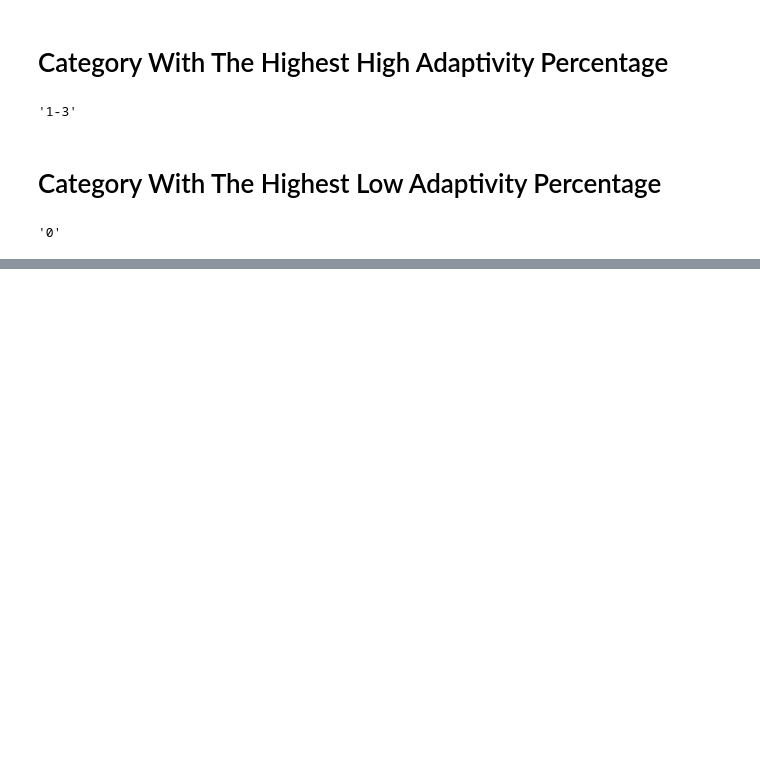
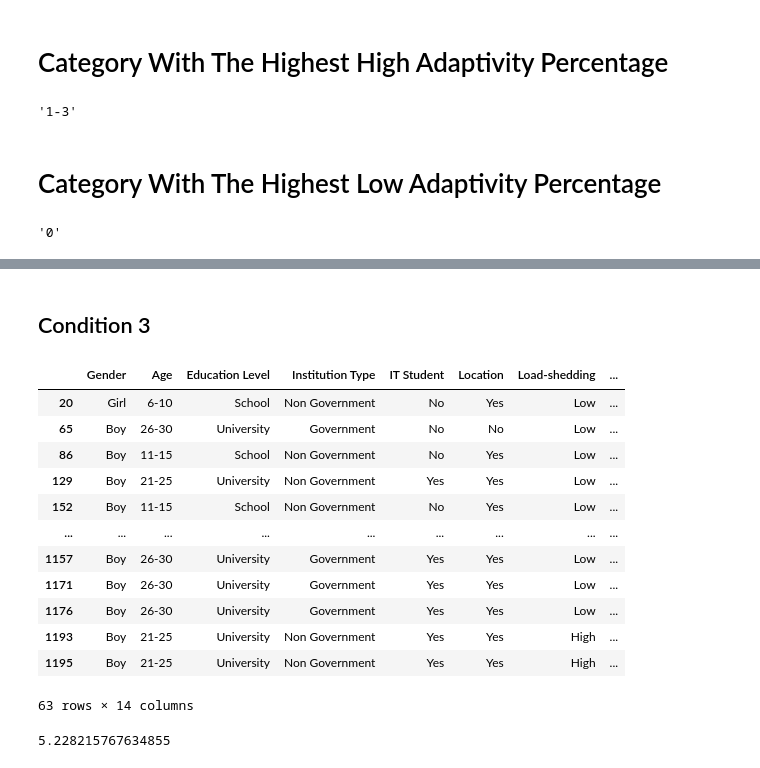
Before and after one commit to ShykhMHasnain-1/SMIT--Weekly-Task, a Jupyter notebook: WeekTask.ipynb, the cells around one changed output, grey strips where cells are left out. Drawn from its saved outputs; the diff is of its cells as text; code cells hidden in the pictures; blank space fills up the shorter version.

```diff
--- a/WeekTask.ipynb
+++ b/WeekTask.ipynb
@@ -280,0 +306,23 @@ class_level_count.idxmin()
+# %% [markdown]
+<h2>Condition 3</h2>
+# %%
+Condition2 = Data[(Data["Adaptivity Level"] == "High") & (Data["Class Duration"] == "1-3") & (Data["Network Type"] == "4G")]
+Condition2
+# %% [output]
+|  | Gender | Age | Education Level | Institution Type | IT Student | Location | Load-shedding | ... |
+| 20 | Girl | 6-10 | School | Non Government | No | Yes | Low | ... |
+| 65 | Boy | 26-30 | University | Government | No | No | Low | ... |
+| 86 | Boy | 11-15 | School | Non Government | No | Yes | Low | ... |
+| 129 | Boy | 21-25 | University | Non Government | Yes | Yes | Low | ... |
+| 152 | Boy | 11-15 | School | Non Government | No | Yes | Low | ... |
+| ... | ... | ... | ... | ... | ... | ... | ... | ... |
+| 1157 | Boy | 26-30 | University | Government | Yes | Yes | Low | ... |
+| 1171 | Boy | 26-30 | University | Government | Yes | Yes | Low | ... |
+| 1176 | Boy | 26-30 | University | Government | Yes | Yes | Low | ... |
+| 1193 | Boy | 21-25 | University | Non Government | Yes | Yes | High | ... |
+| 1195 | Boy | 21-25 | University | Non Government | Yes | Yes | High | ... |
+63 rows × 14 columns
+# %%
+(len(Condition2)/len(Data))*100
+# %% [output]
+5.228215767634855
```
Also changed, not shown: parts of 4 cells of this notebook.
